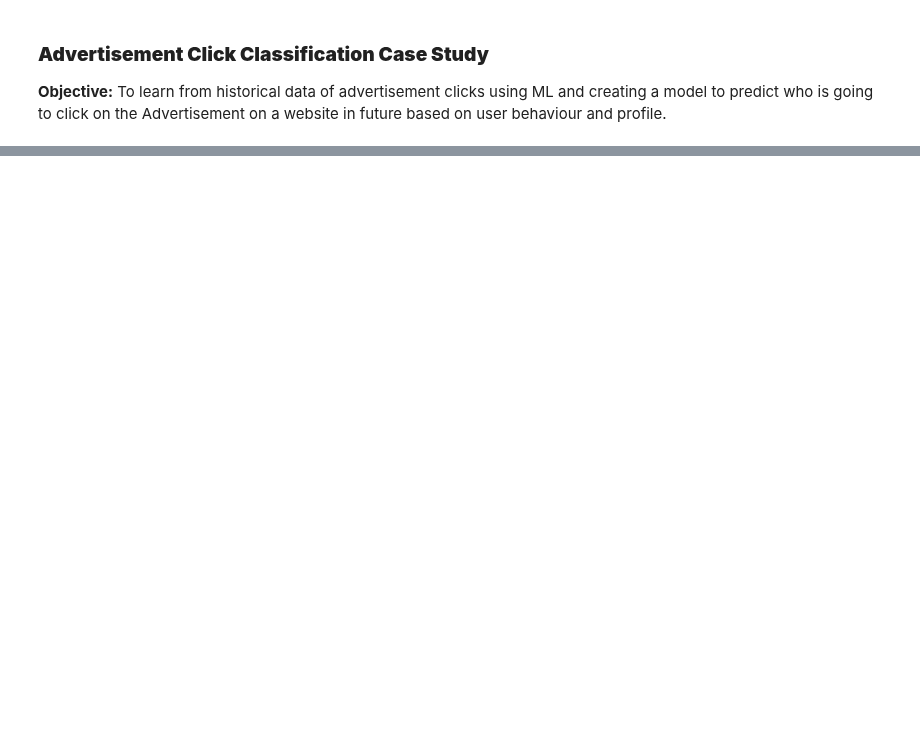
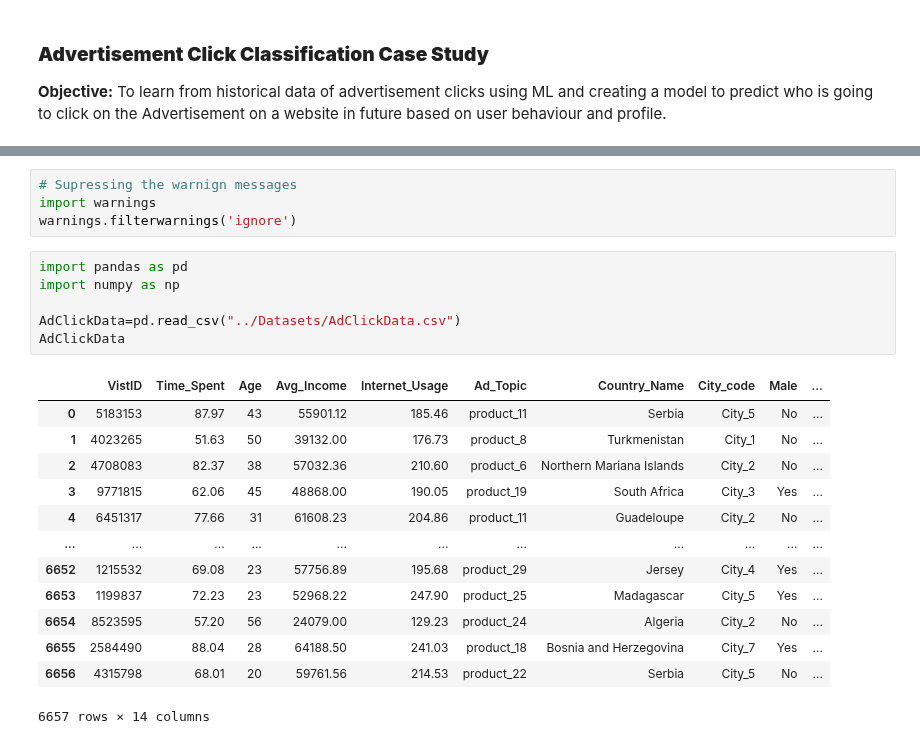
Before and after one commit to anish3565/Case_Studies, a Jupyter notebook: Classification/1. AdClickClassification.ipynb, the cells around one changed output, grey strips where cells are left out. Drawn from its saved outputs; the diff is of its cells as text; blank space fills up the shorter version.

```diff
--- a/Classification/1. AdClickClassification.ipynb
+++ b/Classification/1. AdClickClassification.ipynb
@@ -9,0 +11,24 @@
+# %%
+# Supressing the warnign messages
+import warnings
+warnings.filterwarnings('ignore')
+# %%
+import pandas as pd
+import numpy as np
+
+AdClickData=pd.read_csv("../Datasets/AdClickData.csv")
+AdClickData
+# %% [output]
+|  | VistID | Time_Spent | Age | Avg_Income | Internet_Usage | Ad_Topic | Country_Name | City_code | Male | ... |
+| 0 | 5183153 | 87.97 | 43 | 55901.12 | 185.46 | product_11 | Serbia | City_5 | No | ... |
+| 1 | 4023265 | 51.63 | 50 | 39132.00 | 176.73 | product_8 | Turkmenistan | City_1 | No | ... |
+| 2 | 4708083 | 82.37 | 38 | 57032.36 | 210.60 | product_6 | Northern Mariana Islands | City_2 | No | ... |
+| 3 | 9771815 | 62.06 | 45 | 48868.00 | 190.05 | product_19 | South Africa | City_3 | Yes | ... |
+| 4 | 6451317 | 77.66 | 31 | 61608.23 | 204.86 | product_11 | Guadeloupe | City_2 | No | ... |
+| ... | ... | ... | ... | ... | ... | ... | ... | ... | ... | ... |
+| 6652 | 1215532 | 69.08 | 23 | 57756.89 | 195.68 | product_29 | Jersey | City_4 | Yes | ... |
+| 6653 | 1199837 | 72.23 | 23 | 52968.22 | 247.90 | product_25 | Madagascar | City_5 | Yes | ... |
+| 6654 | 8523595 | 57.20 | 56 | 24079.00 | 129.23 | product_24 | Algeria | City_2 | No | ... |
+| 6655 | 2584490 | 88.04 | 28 | 64188.50 | 241.03 | product_18 | Bosnia and Herzegovina | City_7 | Yes | ... |
+| 6656 | 4315798 | 68.01 | 20 | 59761.56 | 214.53 | product_22 | Serbia | City_5 | No | ... |
+6657 rows × 14 columns
```
Also changed, not shown: parts of 35 cells of this notebook.
